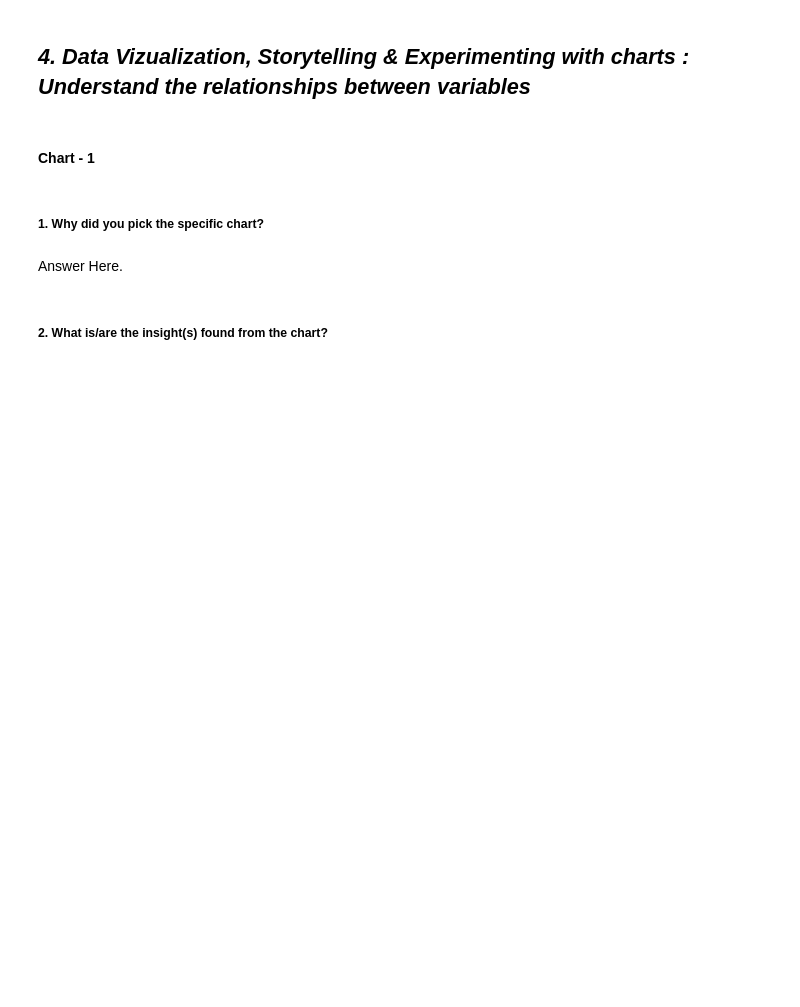
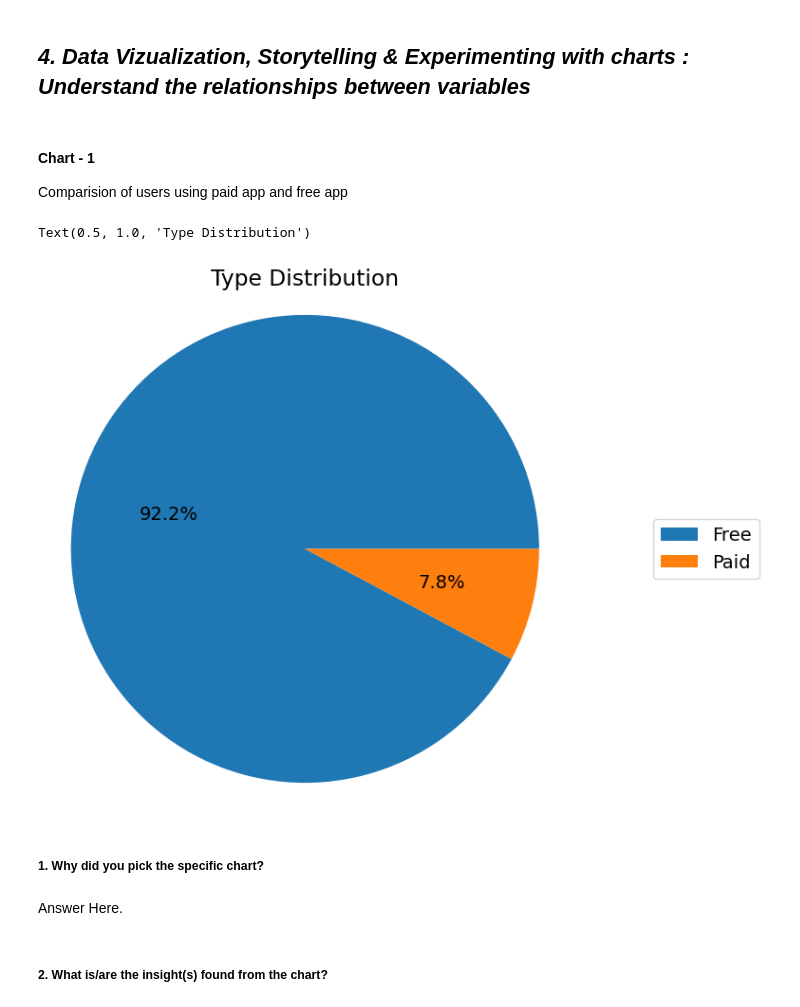
Before and after one commit to lukedanieldone/Play-Store-EDA, a Jupyter notebook: Playstore_EDA_Analysis.ipynb, the cells around one changed output. Cells and saved outputs as stored; diff of their text form; code cells hidden in the pictures; blank space fills up the shorter version.

```diff
--- a/Playstore_EDA_Analysis.ipynb
+++ b/Playstore_EDA_Analysis.ipynb
@@ -370,0 +436,3 @@ After doing various analysis accross apps, the following manipulations are done
+# %%
+# since the other values are minum null values, we drop them
+df = df.dropna(subset = ['Type', 'Content Rating', 'Current Ver', 'Android Ver'])
@@ -370,0 +447,3 @@ After doing various analysis accross apps, the following manipulations are done
+# %%
+#we see that there are duplicate names off apps in apps column, so dropping duplicates and keeping first
+df = df.drop_duplicates(subset=['App'],keep="first")
@@ -371,4 +466,2 @@ After doing various analysis accross apps, the following manipulations are done
 # %% [markdown]
 ## ***4. Data Vizualization, Storytelling & Experimenting with charts : Understand the relationships between variables***
-# %% [markdown]
-#### Chart - 1
@@ -377,3 +468,24 @@ After doing various analysis accross apps, the following manipulations are done
+# %% [markdown]
+#### Chart - 1
+Comparision of users using paid app and free app
+# %%
+# Chart - 1 visualization code
+# application type distribution
+#Here we use pie plot
+fig, ax = plt.subplots(figsize=(7, 7), subplot_kw=dict(aspect="equal"))
+number_of_apps = df['Type'].value_counts()
+labels = number_of_apps.index
+sizes = number_of_apps.values
+
+# plotting the same
+ax.pie(sizes,labeldistance=2,autopct='%1.1f%%')
+ax.legend(labels=labels,loc="right",bbox_to_anchor=(0.9, 0, 0.5, 1))
+ax.axis("equal")
+plt.title('Type Distribution')
+# plt.show()
+# %% [output]
+Text(0.5, 1.0, 'Type Distribution')
+[figure, added]
 # %% [markdown]
 ##### 1. Why did you pick the specific chart?
 # %% [markdown]
```
Also changed, not shown: parts of 16 cells of this notebook.
